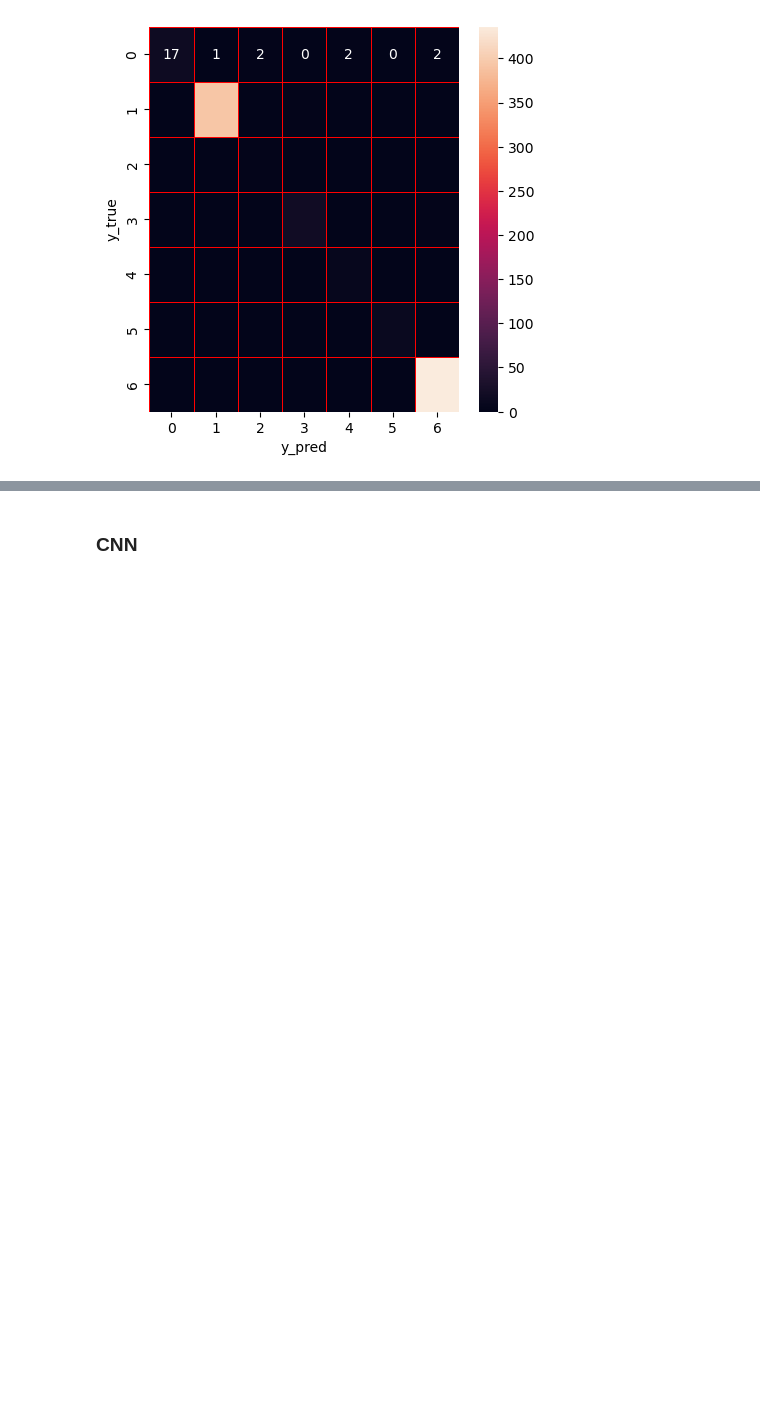
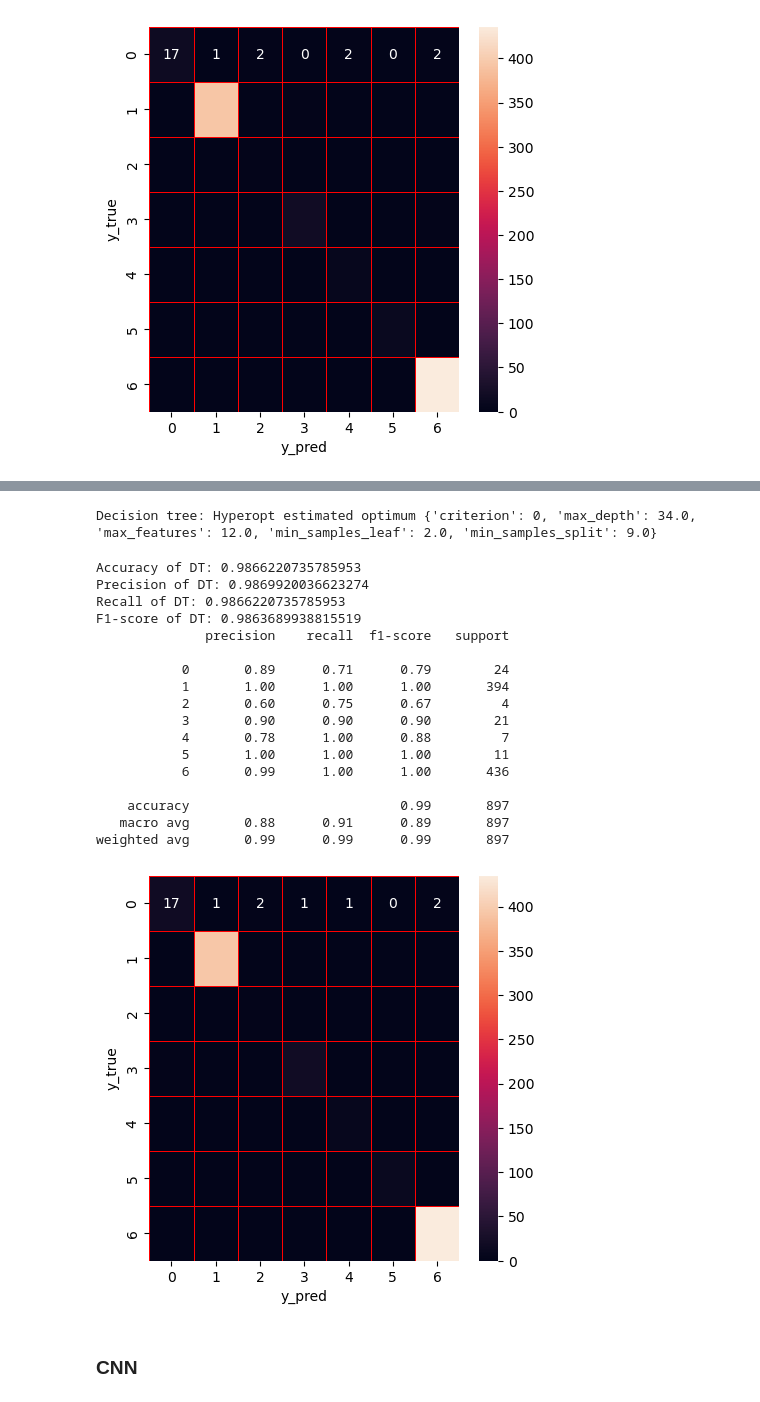
Before and after one commit to Johann-George/IDPS, a Jupyter notebook: Intrusion Detection_Sampled _Set.ipynb, the cells around one changed output, grey strips where cells are left out. Cells and saved outputs as stored; diff of their text form; code cells hidden in the pictures; blank space fills up the shorter version.

```diff
--- a/Intrusion Detection_Sampled _Set.ipynb
+++ b/Intrusion Detection_Sampled _Set.ipynb
@@ -837,0 +959,71 @@ weighted avg       0.99      0.99      0.99       897
+# %%
+# Hyperparameter optimization of decision tree
+from hyperopt import hp, fmin, tpe, STATUS_OK, Trials
+from sklearn.model_selection import cross_val_score, StratifiedKFold
+# Define the objective function
+def objective(params):
+    params = {
+        'max_depth': int(params['max_depth']),
+        'max_features': int(params['max_features']),
+        "min_samples_split":int(params['min_samples_split']),
+        "min_samples_leaf":int(params['min_samples_leaf']),
+        "criterion":str(params['criterion'])
+    }
+    clf = DecisionTreeClassifier( **params)
+    clf.fit(X_train_1,y_train_1)
+    score=clf.score(X_test_1,y_test_1)
+
+    return {'loss':-score, 'status': STATUS_OK }
+# Define the hyperparameter configuration space
+space = {
+    'max_depth': hp.quniform('max_depth', 5, 50, 1),
+    "max_features":hp.quniform('max_features', 1, 20, 1),
+    "min_samples_split":hp.quniform('min_samples_split',2,11,1),
+    "min_samples_leaf":hp.quniform('min_samples_leaf',1,11,1),
+    "criterion":hp.choice('criterion',['gini','entropy'])
+}
+
+best = fmin(fn=objective,
+            space=space,
+            algo=tpe.suggest,
+            max_evals=50)
+print("Decision tree: Hyperopt estimated optimum {}".format(best))
+# %% [output]
+Decision tree: Hyperopt estimated optimum {'criterion': 0, 'max_depth': 34.0, 'max_features': 12.0, 'min_samples_leaf': 2.0, 'min_samples_split': 9.0}
+# %%
+dt_hpo = DecisionTreeClassifier(min_samples_leaf = 2, max_depth = 34, min_samples_split = 9, max_features = 12, criterion = 'entropy')
+dt_hpo.fit(X_train_1,y_train_1)
+dt_score=dt_hpo.score(X_test_1,y_test_1)
+y_predict_1=dt_hpo.predict(X_test_1)
+y_true_1=y_test_1
+print('Accuracy of DT: '+ str(dt_score))
+precision,recall,fscore,none= precision_recall_fscore_support(y_true_1, y_predict_1, average='weighted')
+print('Precision of DT: '+(str(precision)))
+print('Recall of DT: '+(str(recall)))
+print('F1-score of DT: '+(str(fscore)))
+print(classification_report(y_true_1,y_predict_1))
+cm=confusion_matrix(y_true_1,y_predict_1)
+f,ax=plt.subplots(figsize=(5,5))
+sns.heatmap(cm,annot=True,linewidth=0.5,linecolor="red",fmt=".0f",ax=ax)
+plt.xlabel("y_pred")
+plt.ylabel("y_true")
+plt.show()
+# %% [output]
+Accuracy of DT: 0.9866220735785953
+Precision of DT: 0.9869920036623274
+Recall of DT: 0.9866220735785953
+F1-score of DT: 0.9863689938815519
+              precision    recall  f1-score   support
+
+           0       0.89      0.71      0.79        24
+           1       1.00      1.00      1.00       394
+           2       0.60      0.75      0.67         4
+           3       0.90      0.90      0.90        21
+           4       0.78      1.00      0.88         7
+           5       1.00      1.00      1.00        11
+           6       0.99      1.00      1.00       436
+
+    accuracy                           0.99       897
+   macro avg       0.88      0.91      0.89       897
+weighted avg       0.99      0.99      0.99       897
+[figure, added]
```
Also changed, not shown: parts of 14 cells of this notebook.
